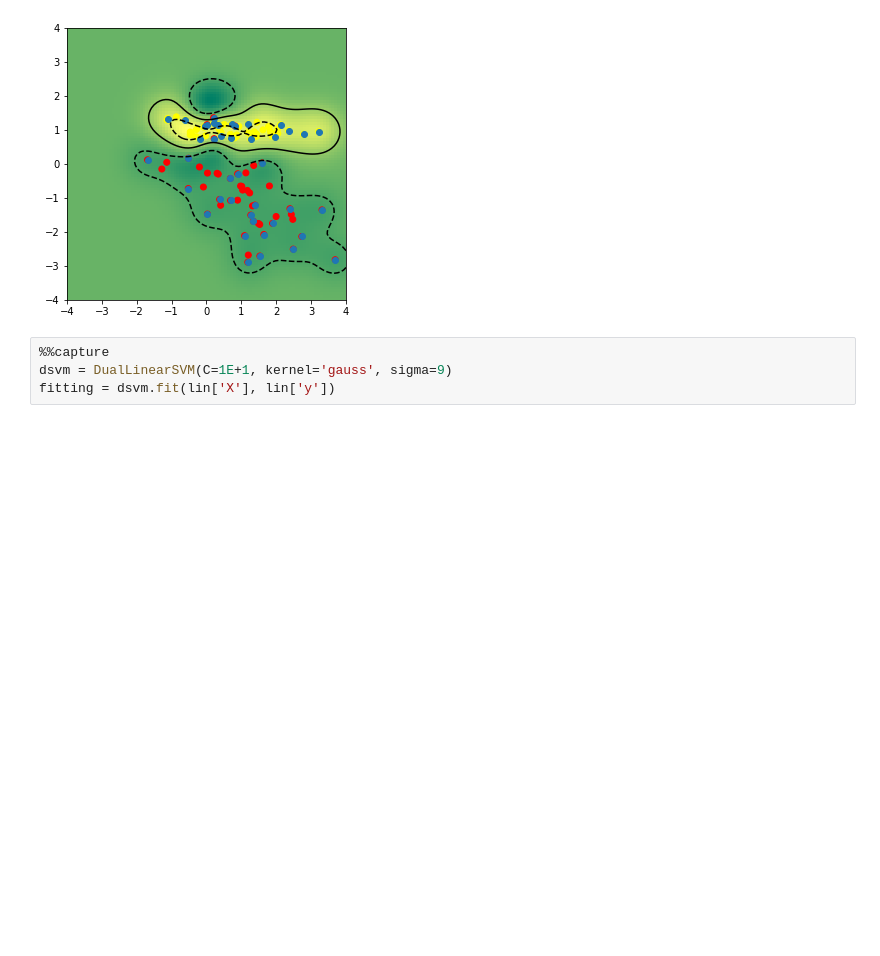
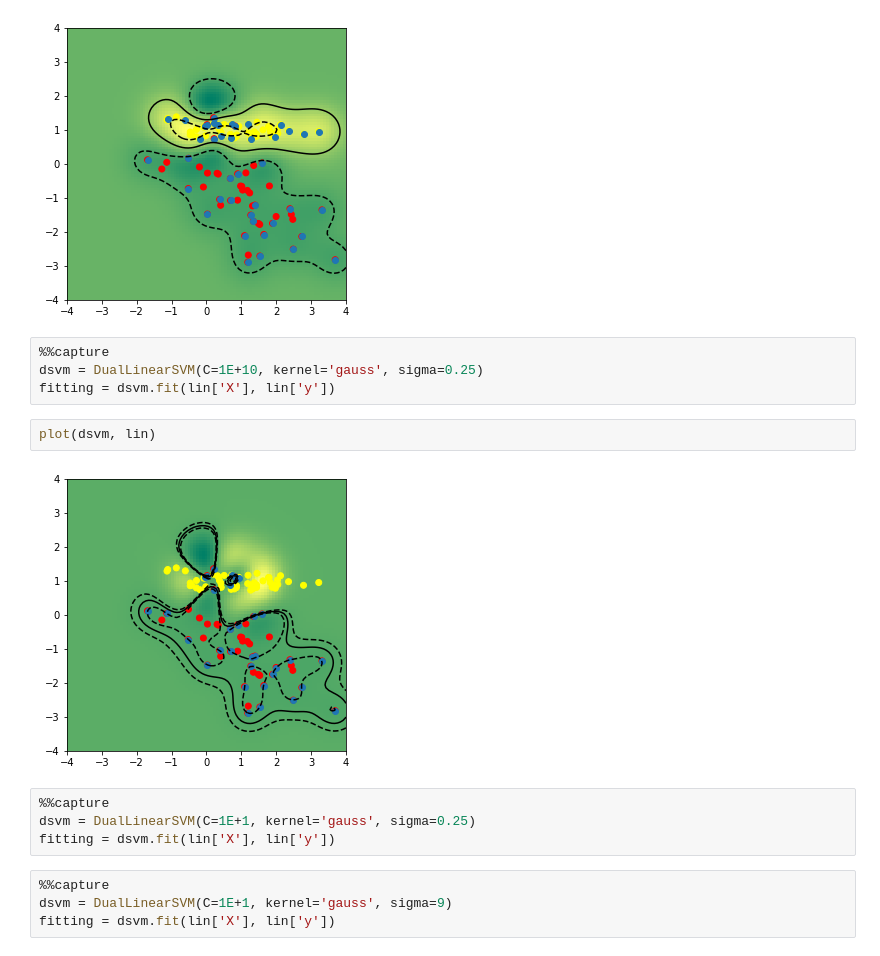
Before and after one commit to Rhymmor/ML-course-reports, a Jupyter notebook: Lab 3/Lab #3 SVM (QP, Kernel trick).ipynb, the cells around one changed output. Saved outputs shown, nothing was run; the diff lists cells and outputs as text; blank space fills up the shorter version.

```diff
--- a/Lab 3/Lab #3 SVM (QP, Kernel trick).ipynb
+++ b/Lab 3/Lab #3 SVM (QP, Kernel trick).ipynb
@@ -703,6 +703,18 @@ fitting = dsvm.fit(lin['X'], lin['y'])
 plot(dsvm, lin)
 # %% [output]
 [figure]
+# %%
+%%capture
+dsvm = DualLinearSVM(C=1E+10, kernel='gauss', sigma=0.25)
+fitting = dsvm.fit(lin['X'], lin['y'])
+# %%
+plot(dsvm, lin)
+# %% [output]
+[figure, added]
+# %%
+%%capture
+dsvm = DualLinearSVM(C=1E+1, kernel='gauss', sigma=0.25)
+fitting = dsvm.fit(lin['X'], lin['y'])
 # %%
 %%capture
 dsvm = DualLinearSVM(C=1E+1, kernel='gauss', sigma=9)
```
